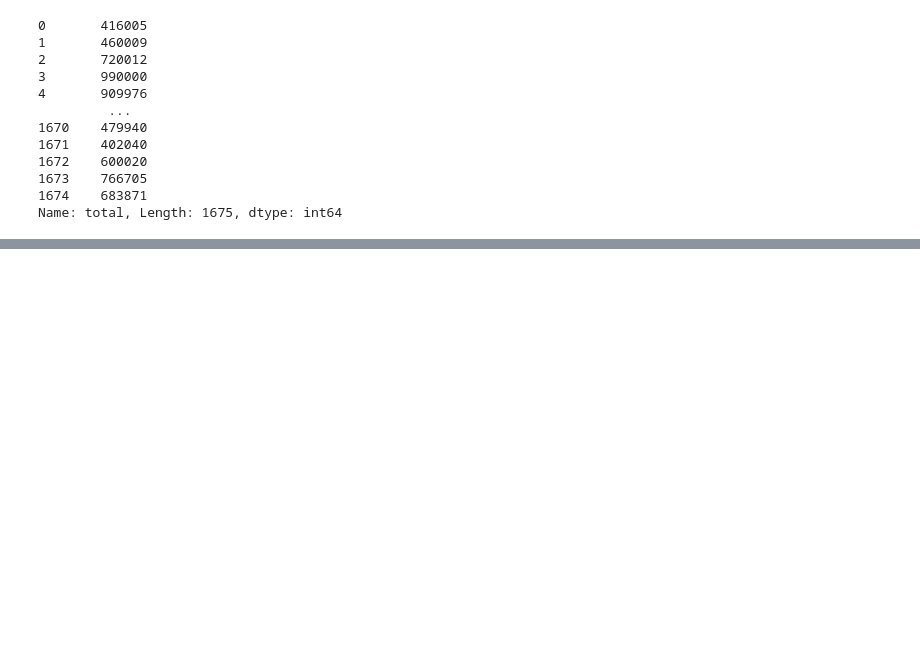
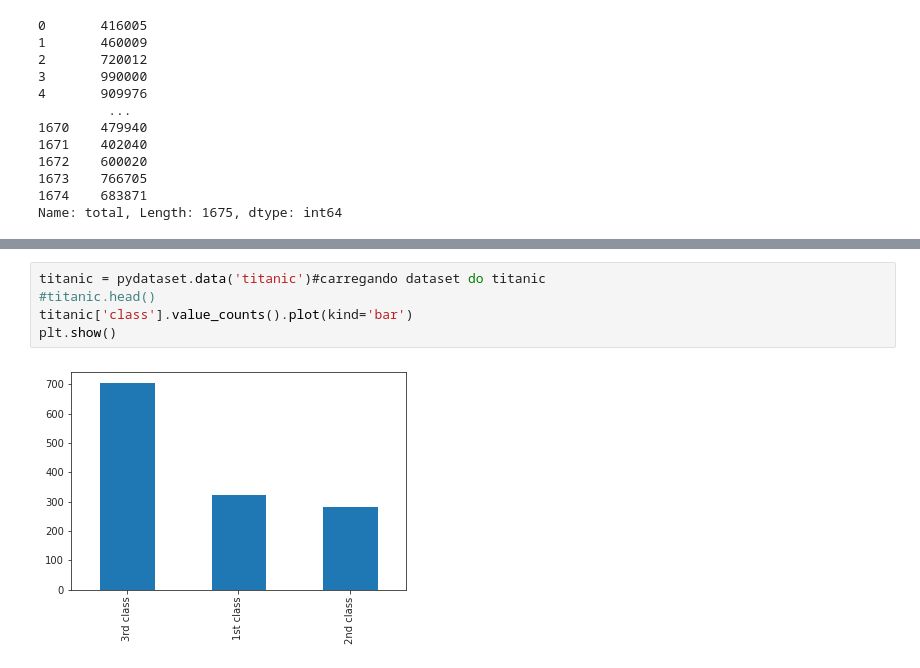
Before and after one commit to TharllesHCS/DATASCIENCE-Python, a Jupyter notebook: DataScience_ML_Pandas.ipynb, the cells around one changed output, grey strips where cells are left out. Drawn from its saved outputs; the diff is of its cells as text; blank space fills up the shorter version.

```diff
--- a/DataScience_ML_Pandas.ipynb
+++ b/DataScience_ML_Pandas.ipynb
@@ -254,0 +803,7 @@ Name: total, Length: 1675, dtype: int64
+# %%
+titanic = pydataset.data('titanic')#carregando dataset do titanic
+#titanic.head()
+titanic['class'].value_counts().plot(kind='bar')
+plt.show()
+# %% [output]
+[figure, added]
```
Also changed, not shown: parts of 58 cells of this notebook.
